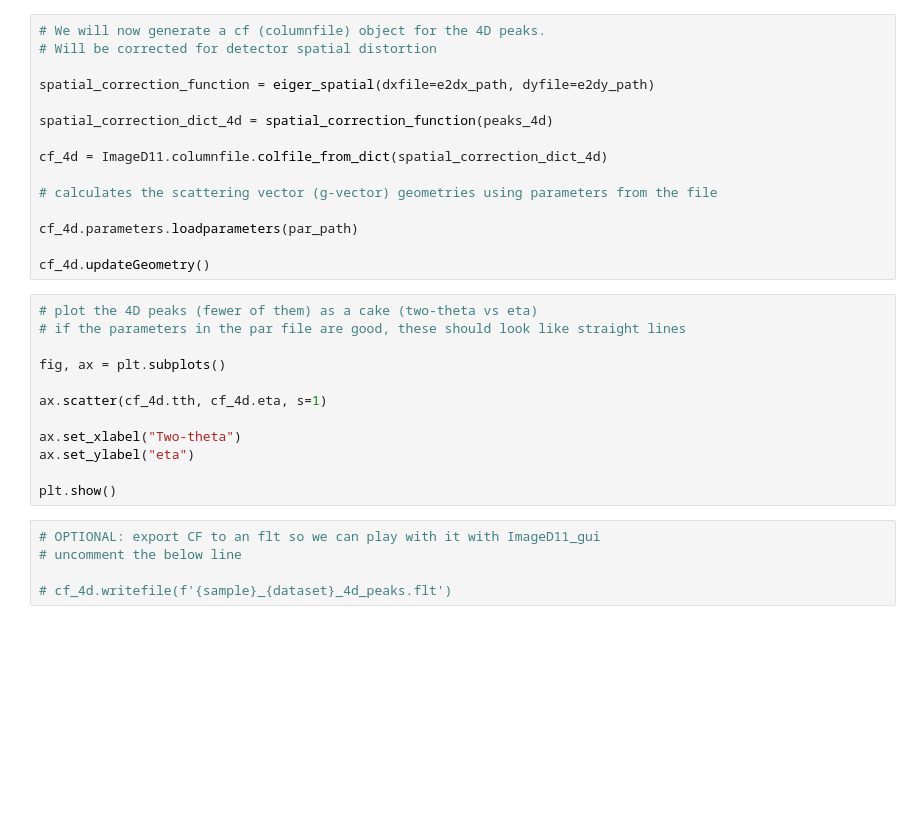
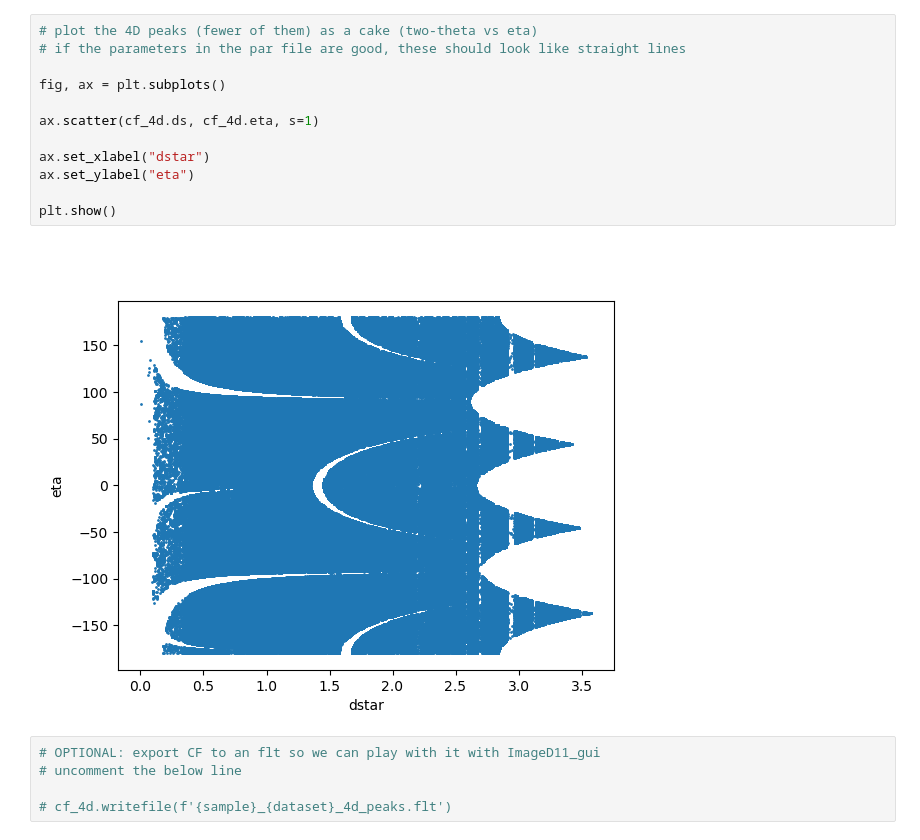
Before and after one commit to FABLE-3DXRD/ImageD11, a Jupyter notebook: ImageD11/nbGui/S3DXRD/1_S3DXRD_index_z_slice.ipynb, the cells around one changed output. Drawn from its saved outputs; the diff is of its cells as text; blank space fills up the shorter version.

```diff
--- a/ImageD11/nbGui/S3DXRD/1_S3DXRD_index_z_slice.ipynb
+++ b/ImageD11/nbGui/S3DXRD/1_S3DXRD_index_z_slice.ipynb
@@ -114,30 +156,17 @@ plt.show()
-# %%
-# We will now generate a cf (columnfile) object for the 4D peaks.
-# Will be corrected for detector spatial distortion
-
-spatial_correction_function = eiger_spatial(dxfile=e2dx_path, dyfile=e2dy_path)
-
-spatial_correction_dict_4d = spatial_correction_function(peaks_4d)
-
-cf_4d = ImageD11.columnfile.colfile_from_dict(spatial_correction_dict_4d)
-
-# calculates the scattering vector (g-vector) geometries using parameters from the file
-
-cf_4d.parameters.loadparameters(par_path)
-
-cf_4d.updateGeometry()
 # %%
 # plot the 4D peaks (fewer of them) as a cake (two-theta vs eta)
 # if the parameters in the par file are good, these should look like straight lines
 
 fig, ax = plt.subplots()
 
-ax.scatter(cf_4d.tth, cf_4d.eta, s=1)
+ax.scatter(cf_4d.ds, cf_4d.eta, s=1)
 
-ax.set_xlabel("Two-theta")
+ax.set_xlabel("dstar")
 ax.set_ylabel("eta")
 
 plt.show()
+# %% [output]
+[figure, added]
 # %%
 # OPTIONAL: export CF to an flt so we can play with it with ImageD11_gui
 # uncomment the below line
```
Also changed, not shown: parts of 34 cells of this notebook, 8 other files.
